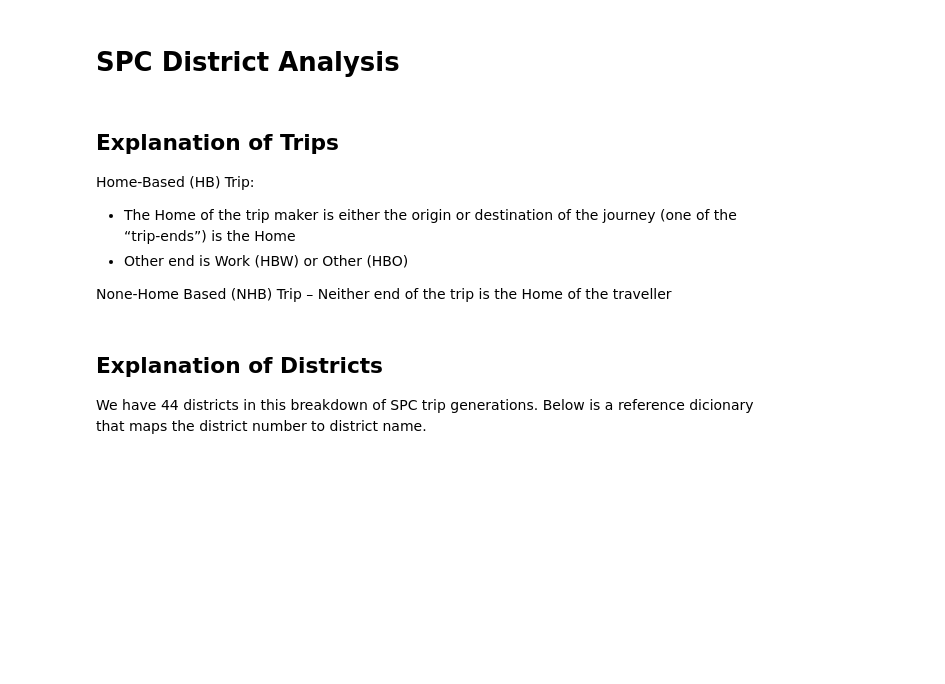
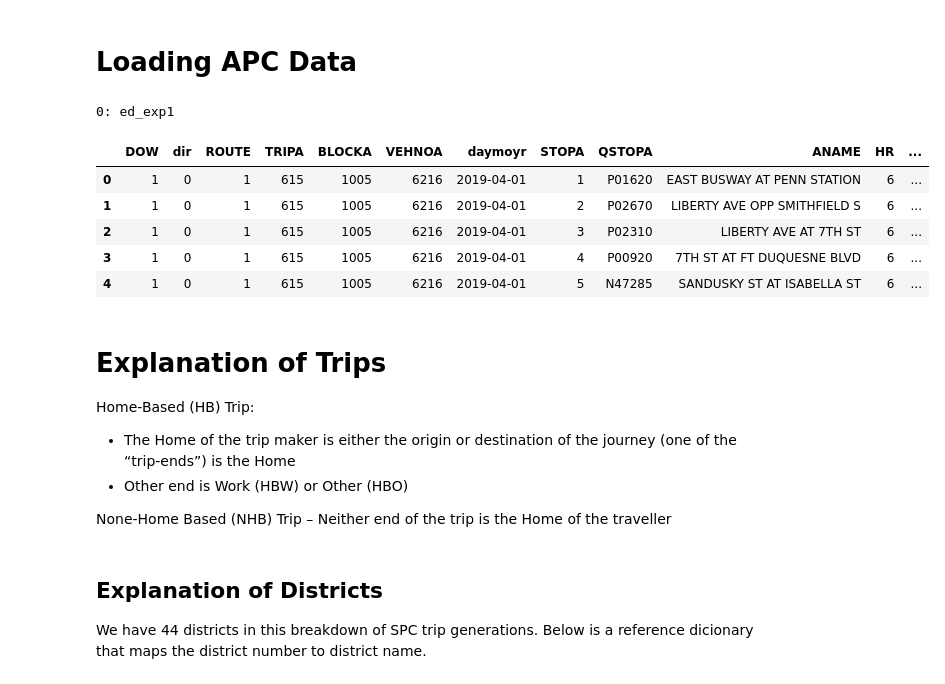
Before and after one commit to MattSamach/PPT_East_Busway, a Jupyter notebook: Notebooks/APC_Reliability.ipynb, the cells around one changed output. Drawn from its saved outputs; the diff is of its cells as text; code cells hidden in the pictures; blank space fills up the shorter version.

```diff
--- a/Notebooks/APC_Reliability.ipynb
+++ b/Notebooks/APC_Reliability.ipynb
@@ -5,16 +5,31 @@ from fuzzywuzzy import fuzz
 import re
 import numpy as np
 from ast import literal_eval as make_tuple
+pd.set_option('display.max_columns', None)
+pd.set_option('display.max_rows', None)
-# %% [markdown]
-# SPC District Analysis
+# %% [markdown]
+# Loading APC Data
 # %%
-path1 = "../Data/APC/r20-44.xlsx"
+path1 = "../Data/APC/ed_exp1 Routes 1-18.xlsx"
 xls1 = pd.ExcelFile(path1)
 sheet_list = xls1.sheet_names  # see all sheet names
 for i, s in enumerate(sheet_list):
    print('{}: {}'.format(i,s))
+xls1.sheet_names
+df = pd.read_excel(path1, sheet_name = 'ed_exp1')
+# %% [output]
+0: ed_exp1
+# %%
+df.head()
+# %% [output]
+|  | DOW | dir | ROUTE | TRIPA | BLOCKA | VEHNOA | daymoyr | STOPA | QSTOPA | ANAME | HR | ... |
+| 0 | 1 | 0 | 1 | 615 | 1005 | 6216 | 2019-04-01 | 1 | P01620 | EAST BUSWAY AT PENN STATION | 6 | ... |
+| 1 | 1 | 0 | 1 | 615 | 1005 | 6216 | 2019-04-01 | 2 | P02670 | LIBERTY AVE OPP SMITHFIELD S | 6 | ... |
+| 2 | 1 | 0 | 1 | 615 | 1005 | 6216 | 2019-04-01 | 3 | P02310 | LIBERTY AVE AT 7TH ST | 6 | ... |
+| 3 | 1 | 0 | 1 | 615 | 1005 | 6216 | 2019-04-01 | 4 | P00920 | 7TH ST AT FT DUQUESNE BLVD | 6 | ... |
+| 4 | 1 | 0 | 1 | 615 | 1005 | 6216 | 2019-04-01 | 5 | N47285 | SANDUSKY ST AT ISABELLA ST | 6 | ... |
 # %% [markdown]
-## Explanation of Trips
+# Explanation of Trips
 
 Home-Based (HB) Trip:
  * The Home of the trip maker is either the origin or destination of the journey (one of the “trip-ends”) is the Home
```
Also changed, not shown: 3 other files.
